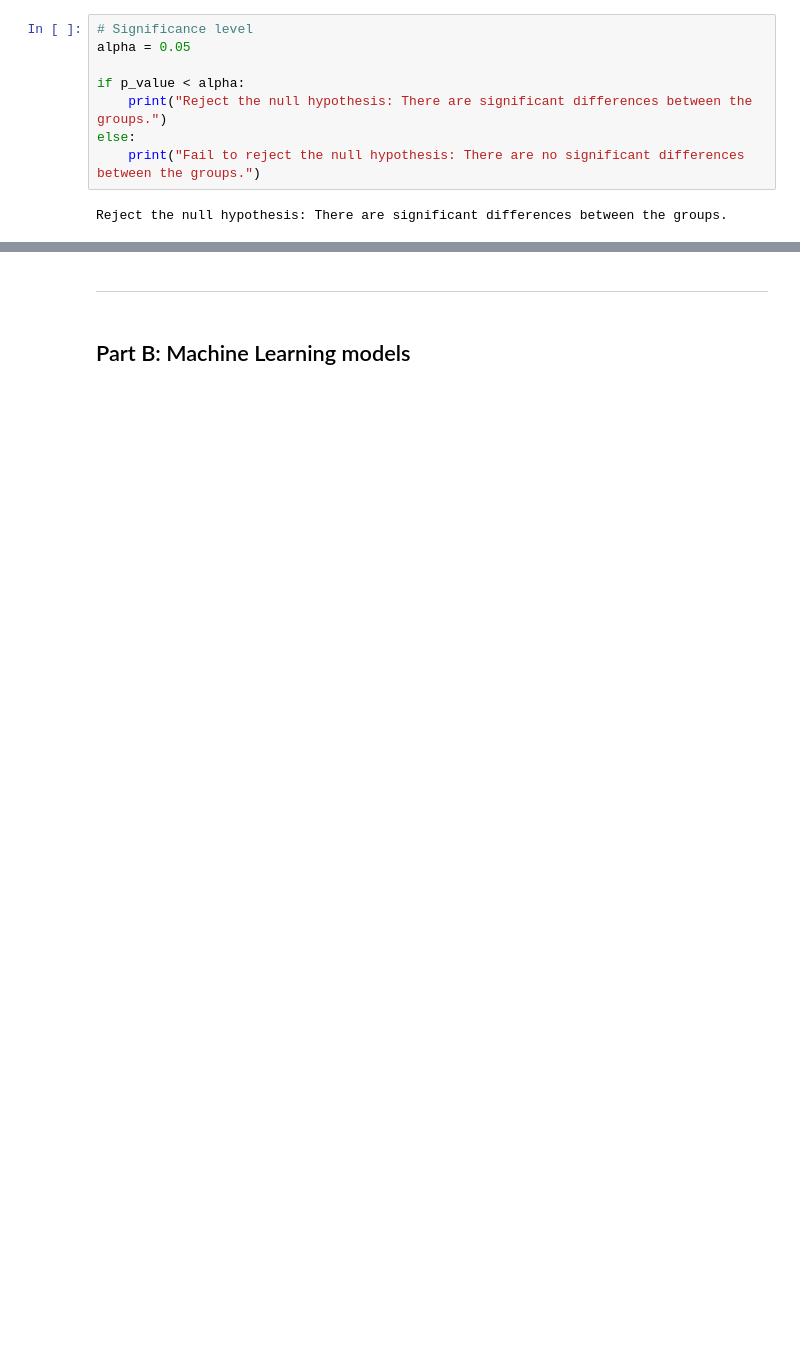
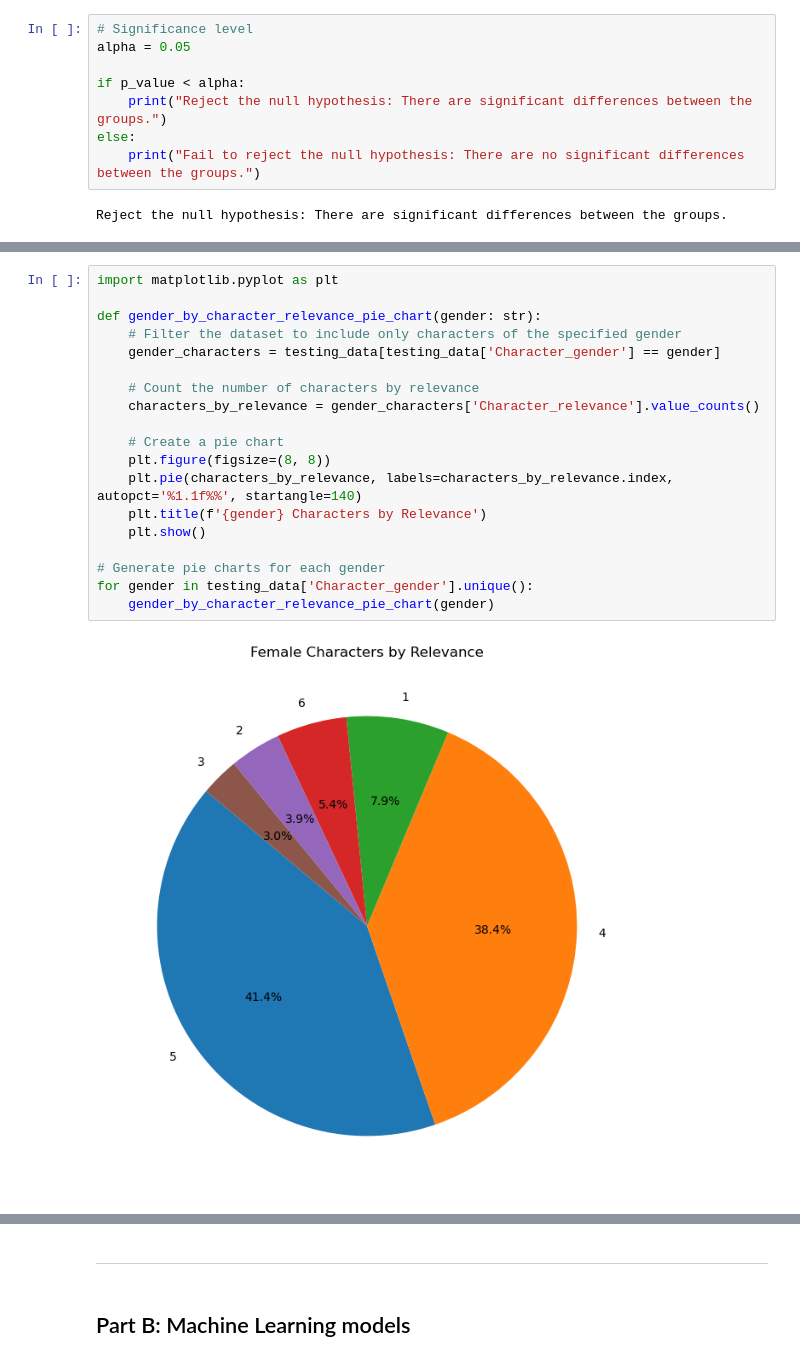
Before and after one commit to Kym-e/Coursework2, a Jupyter notebook: Coursework2.ipynb, the cells around one changed output, grey strips where cells are left out. Cells and saved outputs as stored; diff of their text form; blank space fills up the shorter version.

```diff
--- a/Coursework2.ipynb
+++ b/Coursework2.ipynb
@@ -1139,0 +1208,21 @@ Reject the null hypothesis: There are significant differences between the groups
+# %%
+import matplotlib.pyplot as plt
+
+def gender_by_character_relevance_pie_chart(gender: str):
+    # Filter the dataset to include only characters of the specified gender
+    gender_characters = testing_data[testing_data['Character_gender'] == gender]
+
+    # Count the number of characters by relevance
+    characters_by_relevance = gender_characters['Character_relevance'].value_counts()
+
+    # Create a pie chart
+    plt.figure(figsize=(8, 8))
+    plt.pie(characters_by_relevance, labels=characters_by_relevance.index, autopct='%1.1f%%', startangle=140)
+    plt.title(f'{gender} Characters by Relevance')
+    plt.show()
+
+# Generate pie charts for each gender
+for gender in testing_data['Character_gender'].unique():
+    gender_by_character_relevance_pie_chart(gender)
+# %% [output]
+[figure, added]
```
Also changed, not shown: parts of 19 cells of this notebook.
